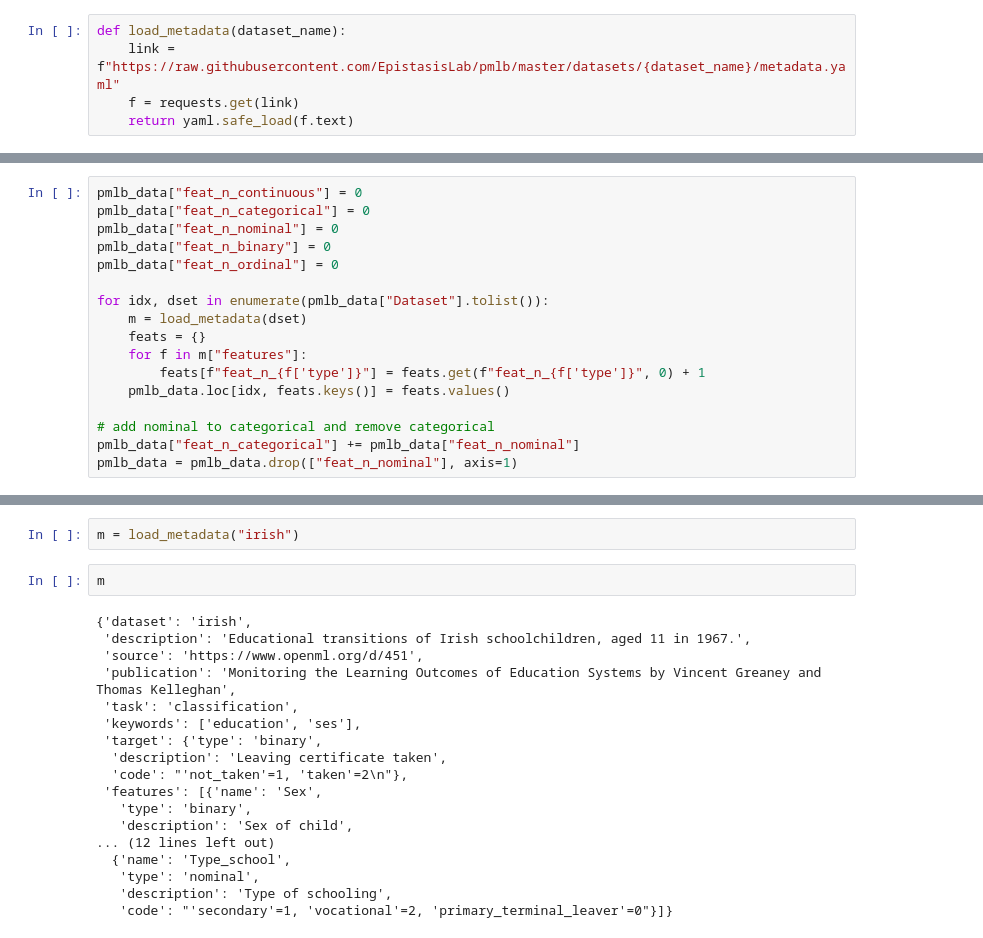
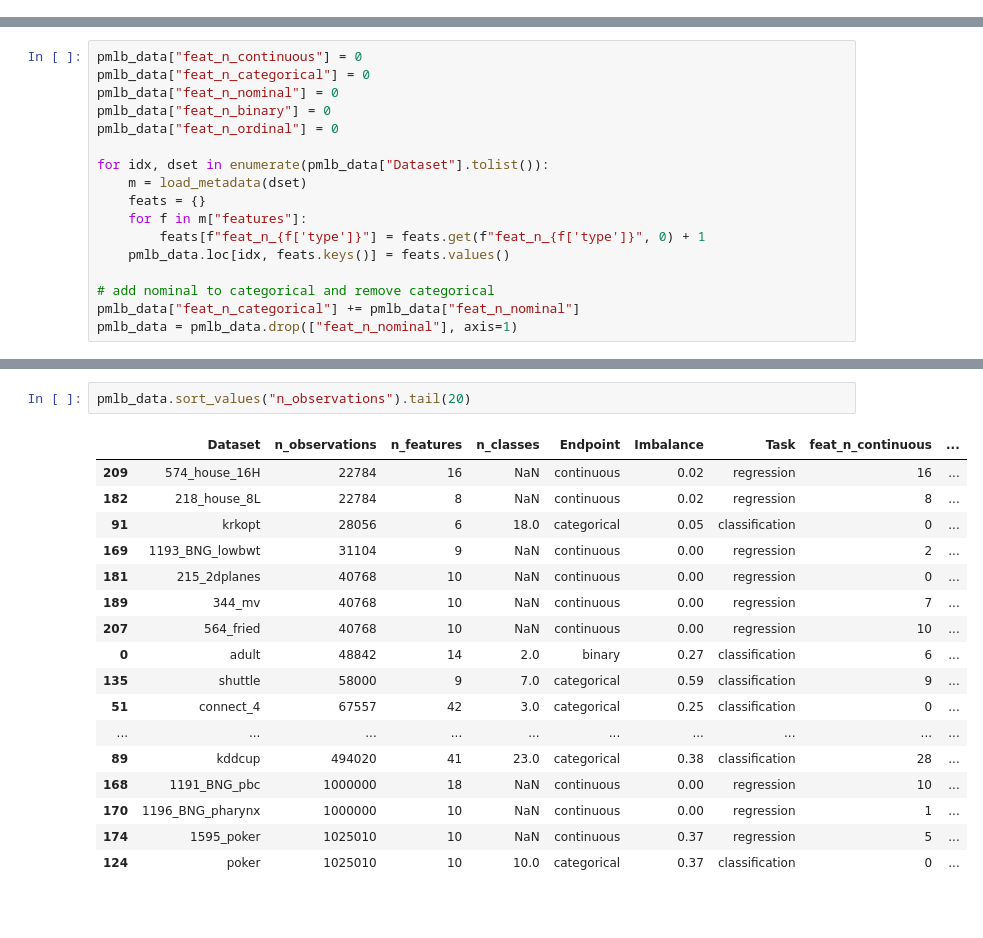
Before and after one commit to ricomnl/apricot-benchmark, a Jupyter notebook: notebooks/metadata.ipynb, the cells around one changed output, grey strips where cells are left out. Drawn from its saved outputs; the diff is of its cells as text; blank space fills up the shorter version.

```diff
--- a/notebooks/metadata.ipynb
+++ b/notebooks/metadata.ipynb
@@ -9,5 +6,0 @@ import pandas as pd
-# %%
-def load_metadata(dataset_name):
-    link = f"https://raw.githubusercontent.com/EpistasisLab/pmlb/master/datasets/{dataset_name}/metadata.yaml"
-    f = requests.get(link)
-    return yaml.safe_load(f.text)
@@ -74,22 +64,20 @@ pmlb_data
-# %%
-m = load_metadata("irish")
-# %%
-m
-# %% [output]
-{'dataset': 'irish',
- 'description': 'Educational transitions of Irish schoolchildren, aged 11 in 1967.',
- 'source': 'https://www.openml.org/d/451',
- 'publication': 'Monitoring the Learning Outcomes of Education Systems by Vincent Greaney and Thomas Kelleghan',
- 'task': 'classification',
- 'keywords': ['education', 'ses'],
- 'target': {'type': 'binary',
-  'description': 'Leaving certificate taken',
-  'code': "'not_taken'=1, 'taken'=2\n"},
- 'features': [{'name': 'Sex',
-   'type': 'binary',
-   'description': 'Sex of child',
-... (12 lines left out)
-  {'name': 'Type_school',
-   'type': 'nominal',
-   'description': 'Type of schooling',
-   'code': "'secondary'=1, 'vocational'=2, 'primary_terminal_leaver'=0"}]}
+# %%
+pmlb_data.sort_values("n_observations").tail(20)
+# %% [output]
+|  | Dataset | n_observations | n_features | n_classes | Endpoint | Imbalance | Task | feat_n_continuous | ... |
+| 209 | 574_house_16H | 22784 | 16 | NaN | continuous | 0.02 | regression | 16 | ... |
+| 182 | 218_house_8L | 22784 | 8 | NaN | continuous | 0.02 | regression | 8 | ... |
+| 91 | krkopt | 28056 | 6 | 18.0 | categorical | 0.05 | classification | 0 | ... |
+| 169 | 1193_BNG_lowbwt | 31104 | 9 | NaN | continuous | 0.00 | regression | 2 | ... |
+| 181 | 215_2dplanes | 40768 | 10 | NaN | continuous | 0.00 | regression | 0 | ... |
+| 189 | 344_mv | 40768 | 10 | NaN | continuous | 0.00 | regression | 7 | ... |
+| 207 | 564_fried | 40768 | 10 | NaN | continuous | 0.00 | regression | 10 | ... |
+| 0 | adult | 48842 | 14 | 2.0 | binary | 0.27 | classification | 6 | ... |
+| 135 | shuttle | 58000 | 9 | 7.0 | categorical | 0.59 | classification | 9 | ... |
+| 51 | connect_4 | 67557 | 42 | 3.0 | categorical | 0.25 | classification | 0 | ... |
+| ... | ... | ... | ... | ... | ... | ... | ... | ... | ... |
+| 89 | kddcup | 494020 | 41 | 23.0 | categorical | 0.38 | classification | 28 | ... |
+| 168 | 1191_BNG_pbc | 1000000 | 18 | NaN | continuous | 0.00 | regression | 10 | ... |
+| 170 | 1196_BNG_pharynx | 1000000 | 10 | NaN | continuous | 0.00 | regression | 1 | ... |
+| 174 | 1595_poker | 1025010 | 10 | NaN | continuous | 0.37 | regression | 5 | ... |
+| 124 | poker | 1025010 | 10 | 10.0 | categorical | 0.37 | classification | 0 | ... |
```
Also changed, not shown: parts of 16 cells of this notebook, 6 other files.
